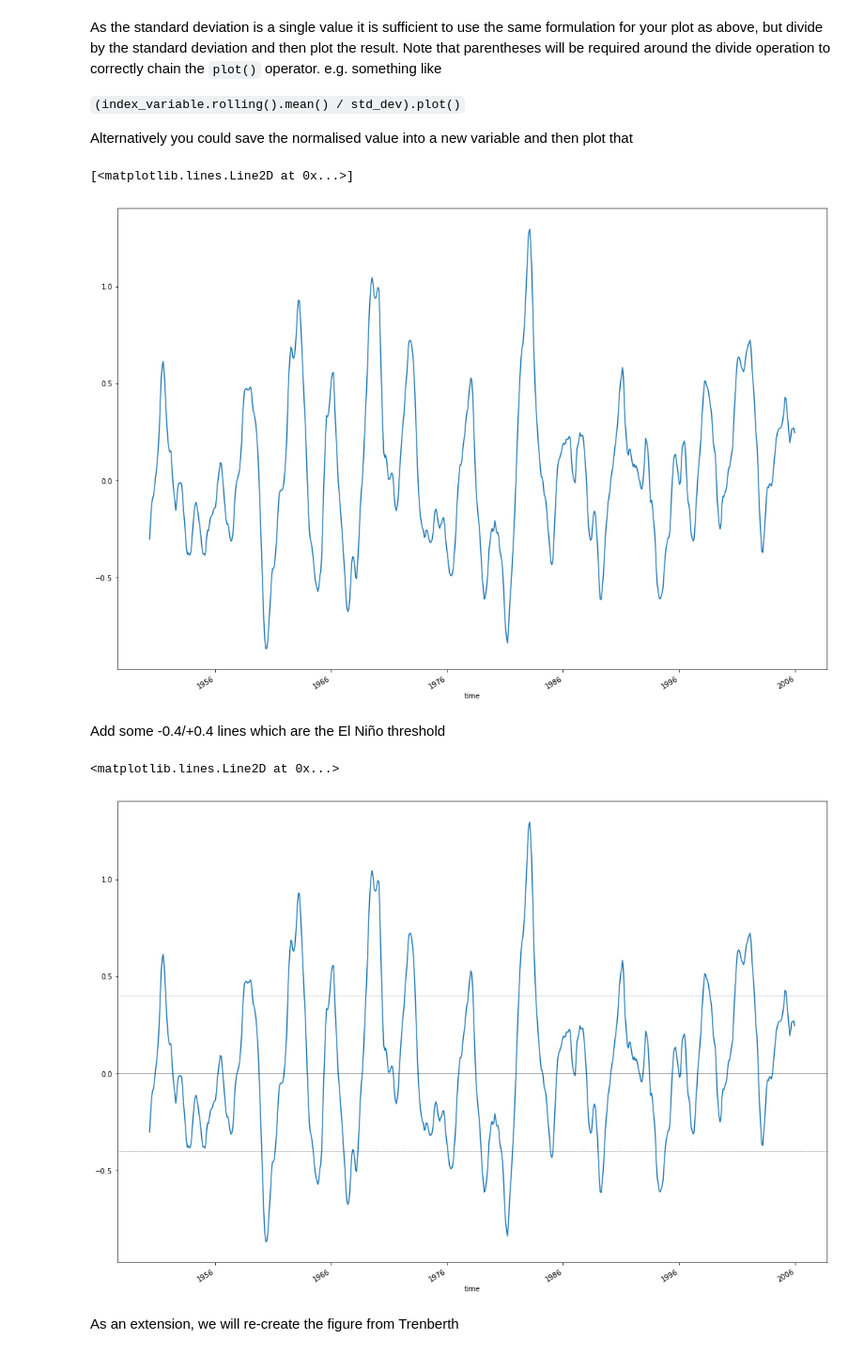
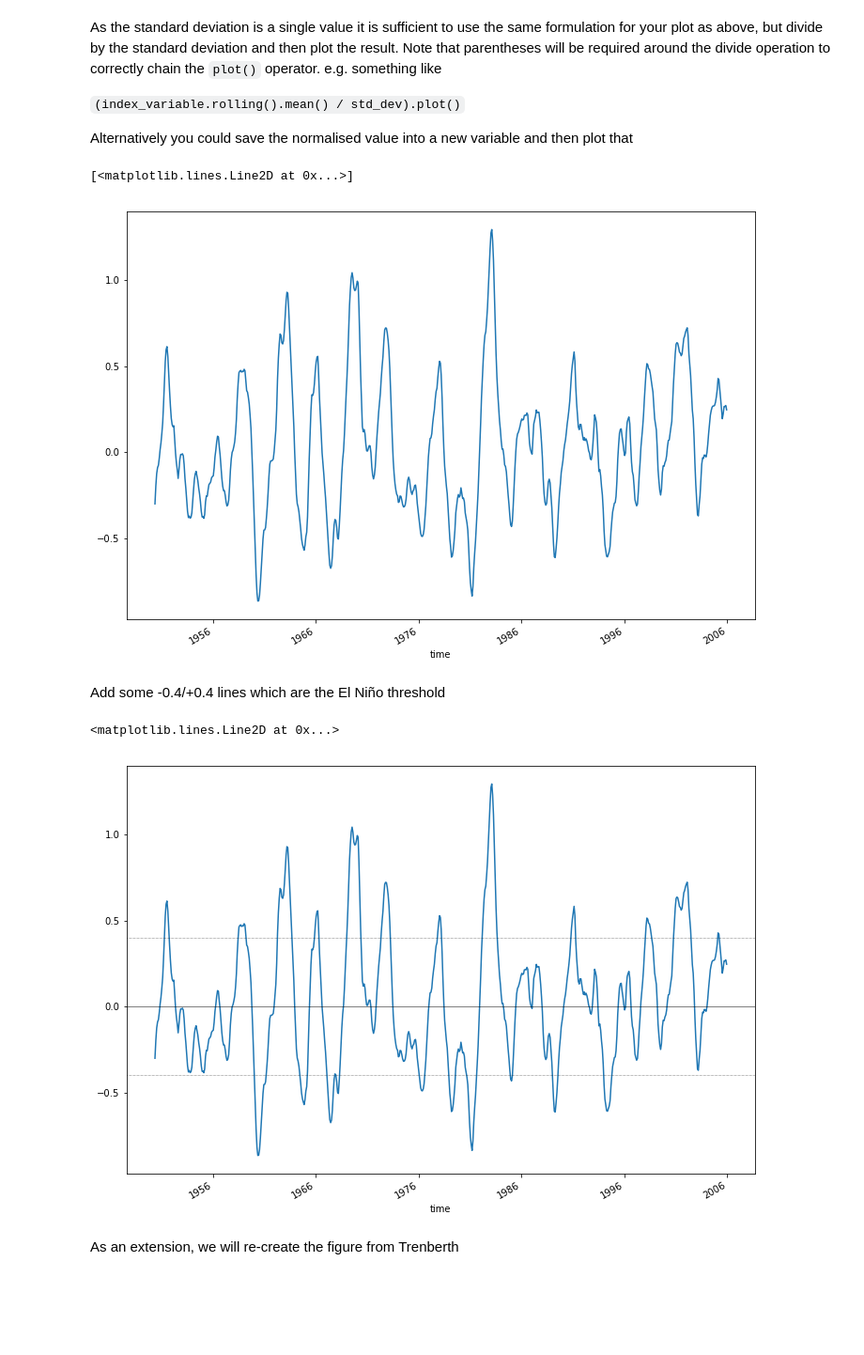
Before and after one commit to coecms-training/introduction_to_xarray, a Jupyter notebook: Problem 2 - Calculate Nino 3.4 time series - worked answer.ipynb, the cells around one changed output. Shown at 94% size. Drawn from its saved outputs; the diff is of its cells as text; code cells hidden in the pictures; blank space fills up the shorter version.

```diff
--- a/Problem 2 - Calculate Nino 3.4 time series - worked answer.ipynb
+++ b/Problem 2 - Calculate Nino 3.4 time series - worked answer.ipynb
@@ -137,20 +137,20 @@ As the standard deviation is a single value it is sufficient to use the same for
 
 Alternatively you could save the normalised value into a new variable and then plot that
 # %%
-(index_nino34.rolling(time=5).mean() / tas_nino34_climatology_std).plot(size=12)
+(index_nino34.rolling(time=5).mean() / tas_nino34_climatology_std).plot(size=8)
 # %% [output]
 [<matplotlib.lines.Line2D at 0x...>]
-[figure, old version]
+[figure, new version]
 # %% [markdown]
 Add some -0.4/+0.4 lines which are the El Niño threshold
 # %%
-(index_nino34.rolling(time=5).mean() / tas_nino34_climatology_std).plot(size=12)
+(index_nino34.rolling(time=5).mean() / tas_nino34_climatology_std).plot(size=8)
 plt.axhline(0,color='black',lw=0.5)
 plt.axhline(0.4,color='black',linewidth=0.5,linestyle='dotted')
 plt.axhline(-0.4,color='black',linewidth=0.5,linestyle='dotted')
 # %% [output]
 <matplotlib.lines.Line2D at 0x...>
-[figure, old version]
+[figure, new version]
 # %% [markdown]
 As an extension, we will re-create the figure from Trenberth
 # %% [markdown]
```
Also changed, not shown: parts of 3 cells of this notebook, 1 other file.
